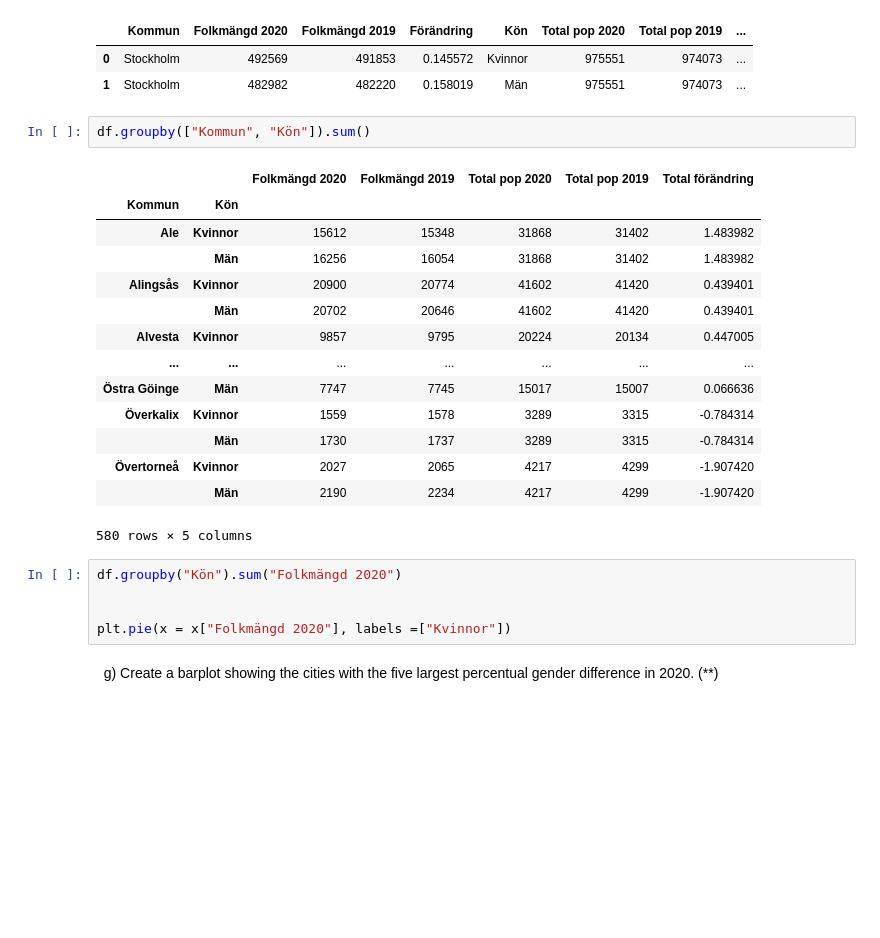
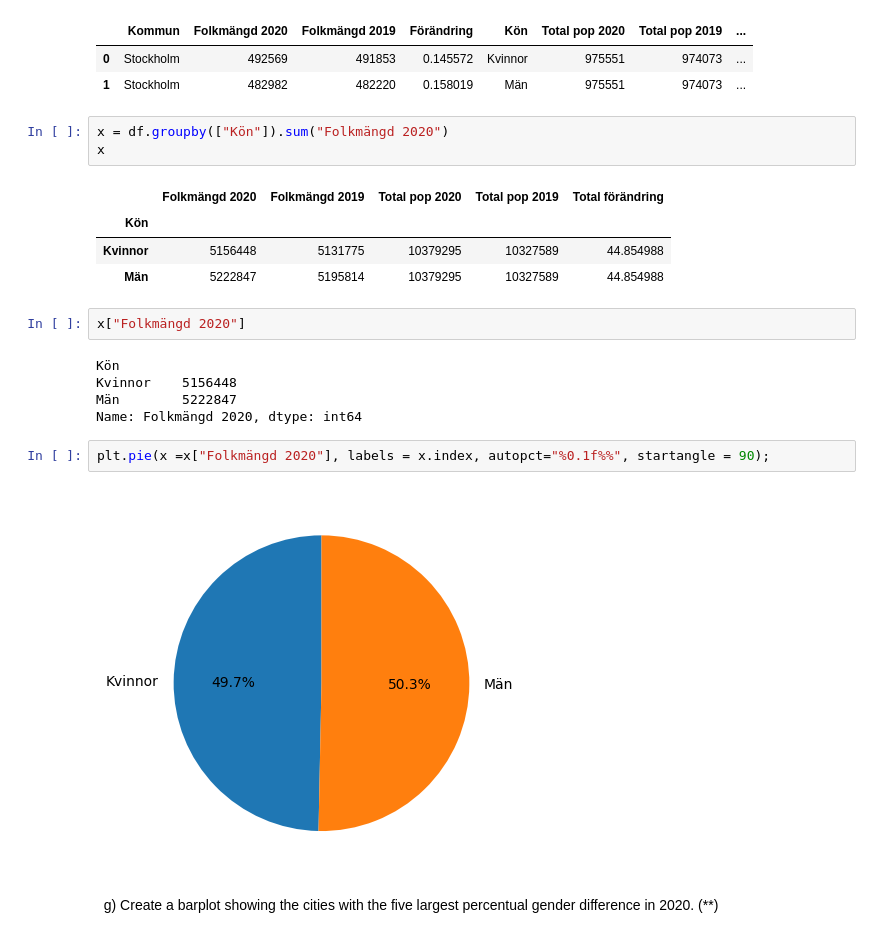
Before and after one commit to JoelOscarsson/Databehandling-JoelOscarsson, a Jupyter notebook: Assignments/L1-Pandas-b-syntax.ipynb, the cells around one changed output. Cells and saved outputs as stored; diff of their text form; blank space fills up the shorter version.

```diff
--- a/Assignments/L1-Pandas-b-syntax.ipynb
+++ b/Assignments/L1-Pandas-b-syntax.ipynb
@@ -560,26 +560,23 @@ df.head(2)
 | 0 | Stockholm | 492569 | 491853 | 0.145572 | Kvinnor | 975551 | 974073 | ... |
 | 1 | Stockholm | 482982 | 482220 | 0.158019 | Män | 975551 | 974073 | ... |
 # %%
-df.groupby(["Kommun", "Kön"]).sum()
+x = df.groupby(["Kön"]).sum("Folkmängd 2020")
+x
 # %% [output]
-|  |  | Folkmängd 2020 | Folkmängd 2019 | Total pop 2020 | Total pop 2019 | Total förändring |
-| Kommun | Kön |  |  |  |  |  |
-| Ale | Kvinnor | 15612 | 15348 | 31868 | 31402 | 1.483982 |
-|  | Män | 16256 | 16054 | 31868 | 31402 | 1.483982 |
-| Alingsås | Kvinnor | 20900 | 20774 | 41602 | 41420 | 0.439401 |
-|  | Män | 20702 | 20646 | 41602 | 41420 | 0.439401 |
-| Alvesta | Kvinnor | 9857 | 9795 | 20224 | 20134 | 0.447005 |
-| ... | ... | ... | ... | ... | ... | ... |
-| Östra Göinge | Män | 7747 | 7745 | 15017 | 15007 | 0.066636 |
-| Överkalix | Kvinnor | 1559 | 1578 | 3289 | 3315 | -0.784314 |
-|  | Män | 1730 | 1737 | 3289 | 3315 | -0.784314 |
-| Övertorneå | Kvinnor | 2027 | 2065 | 4217 | 4299 | -1.907420 |
-|  | Män | 2190 | 2234 | 4217 | 4299 | -1.907420 |
+|  | Folkmängd 2020 | Folkmängd 2019 | Total pop 2020 | Total pop 2019 | Total förändring |
+| Kön |  |  |  |  |  |
+| Kvinnor | 5156448 | 5131775 | 10379295 | 10327589 | 44.854988 |
+| Män | 5222847 | 5195814 | 10379295 | 10327589 | 44.854988 |
-580 rows × 5 columns
-# %%
-df.groupby("Kön").sum("Folkmängd 2020")
-
-
-plt.pie(x = x["Folkmängd 2020"], labels =["Kvinnor"])
+# %%
+x["Folkmängd 2020"]
+# %% [output]
+Kön
+Kvinnor    5156448
+Män        5222847
+Name: Folkmängd 2020, dtype: int64
+# %%
+plt.pie(x =x["Folkmängd 2020"], labels = x.index, autopct="%0.1f%%", startangle = 90);
+# %% [output]
+[figure, added]
 # %% [markdown]
 &nbsp; g) Create a barplot showing the cities with the five largest percentual gender difference in 2020. (**)
```
Also changed, not shown: parts of 3 cells of this notebook.
